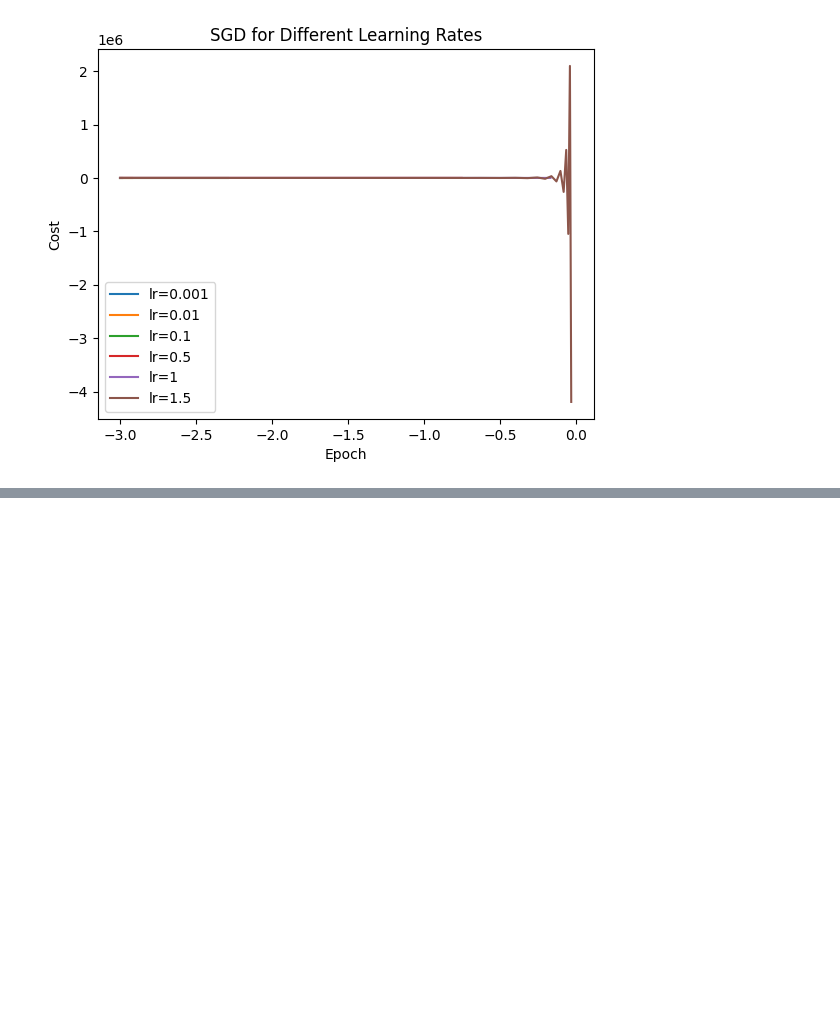
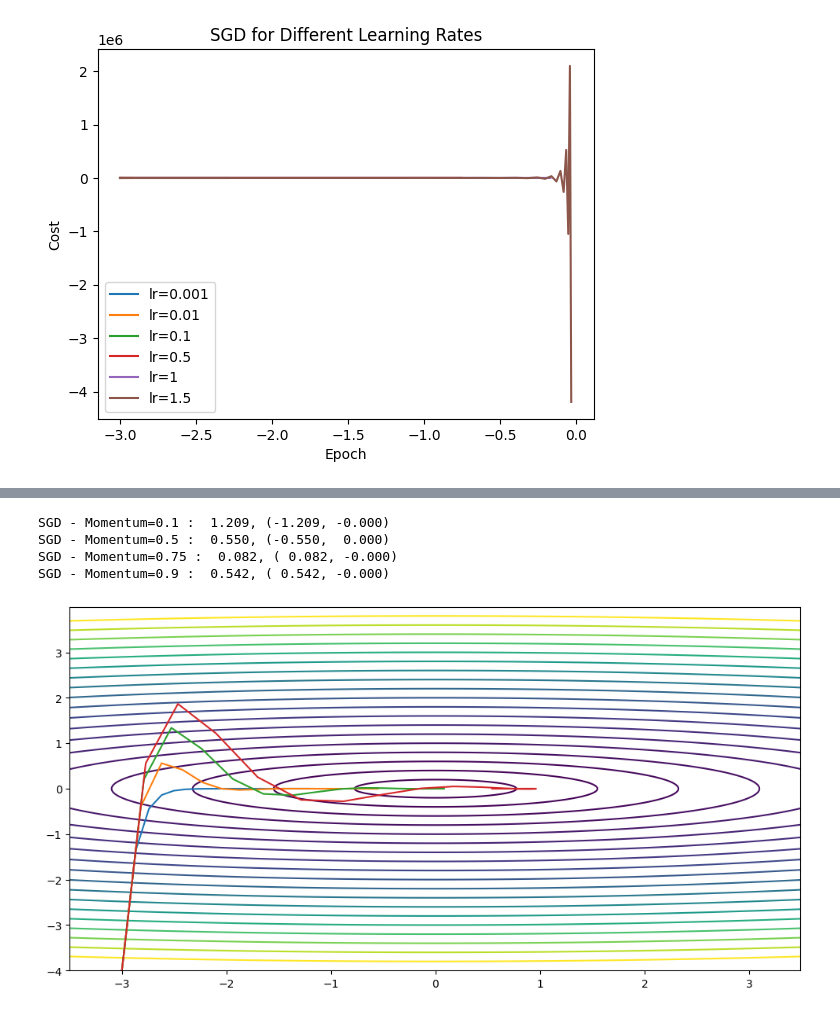
Before and after one commit to Dr-Shab/MSE-DeepLearn, a Jupyter notebook: DL-PW-05-G26_Drilon_Chia-Hua/PW05_optimisers_2d_example_stud.ipynb, the cells around one changed output, grey strips where cells are left out. Saved outputs shown, nothing was run; the diff lists cells and outputs as text; code cells hidden in the pictures; blank space fills up the shorter version.

```diff
--- a/DL-PW-05-G26_Drilon_Chia-Hua/PW05_optimisers_2d_example_stud.ipynb
+++ b/DL-PW-05-G26_Drilon_Chia-Hua/PW05_optimisers_2d_example_stud.ipynb
@@ -134,0 +135,22 @@ SGD - Momentum=0.99 :  3.529, ( 1.584,  3.153)
+# %%
+nepochs = 20
+
+plt.figure(1,figsize=(12,6))
+plot_contours([-3.5,3.5,-4.,4.], 4., test_function)
+
+# Momentum Parameters (beta_1)
+momentum_params = [0.1, 0.5, 0.75, 0.9]
+
+for momentum in momentum_params:
+    # initial value
+    x = torch.tensor([-3.0, -4.0]).requires_grad_()
+    optimizer = torch.optim.SGD([x], lr=0.3, momentum=momentum, nesterov=True)
+    xhist, yhist = optimize(test_function, x, nepochs, optimizer)
+    plt.plot(xhist, yhist, label=f"momentum={momentum}")
+    print(f"SGD - Momentum={momentum} : {error(xhist, yhist)}")
+# %% [output]
+SGD - Momentum=0.1 :  1.209, (-1.209, -0.000)
+SGD - Momentum=0.5 :  0.550, (-0.550,  0.000)
+SGD - Momentum=0.75 :  0.082, ( 0.082, -0.000)
+SGD - Momentum=0.9 :  0.542, ( 0.542, -0.000)
+[figure, added]
```
Also changed, not shown: parts of 3 cells of this notebook.
